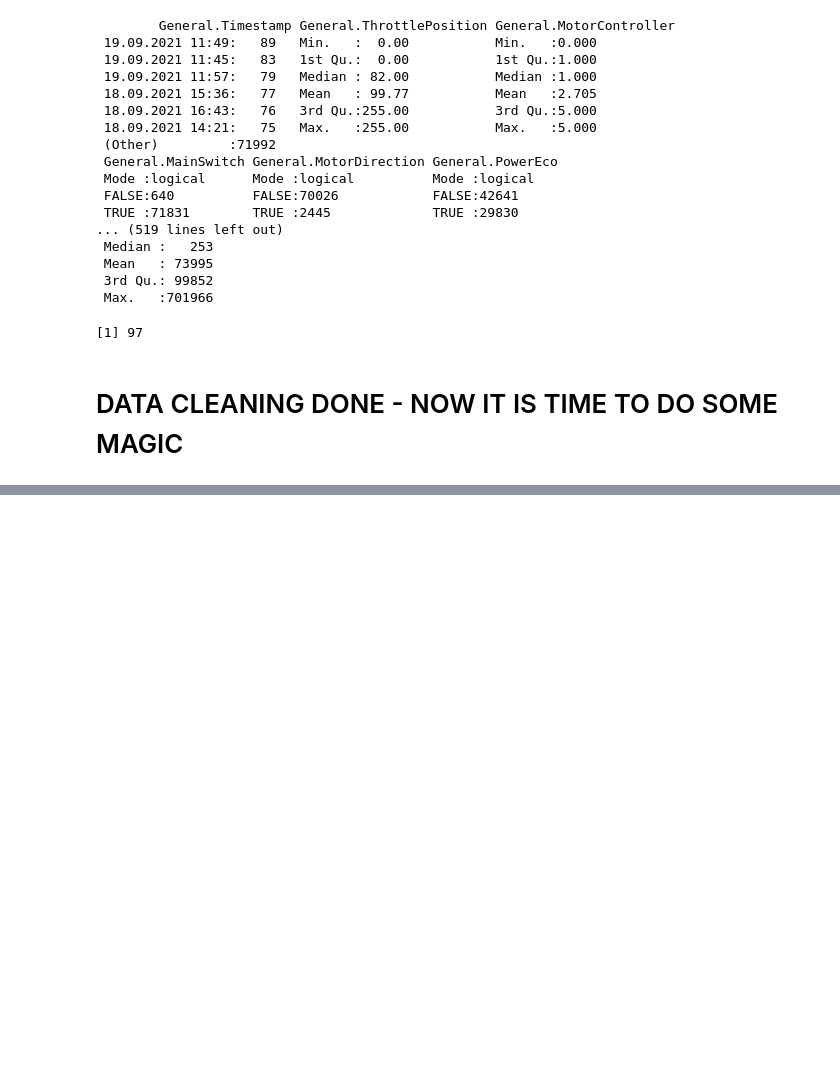
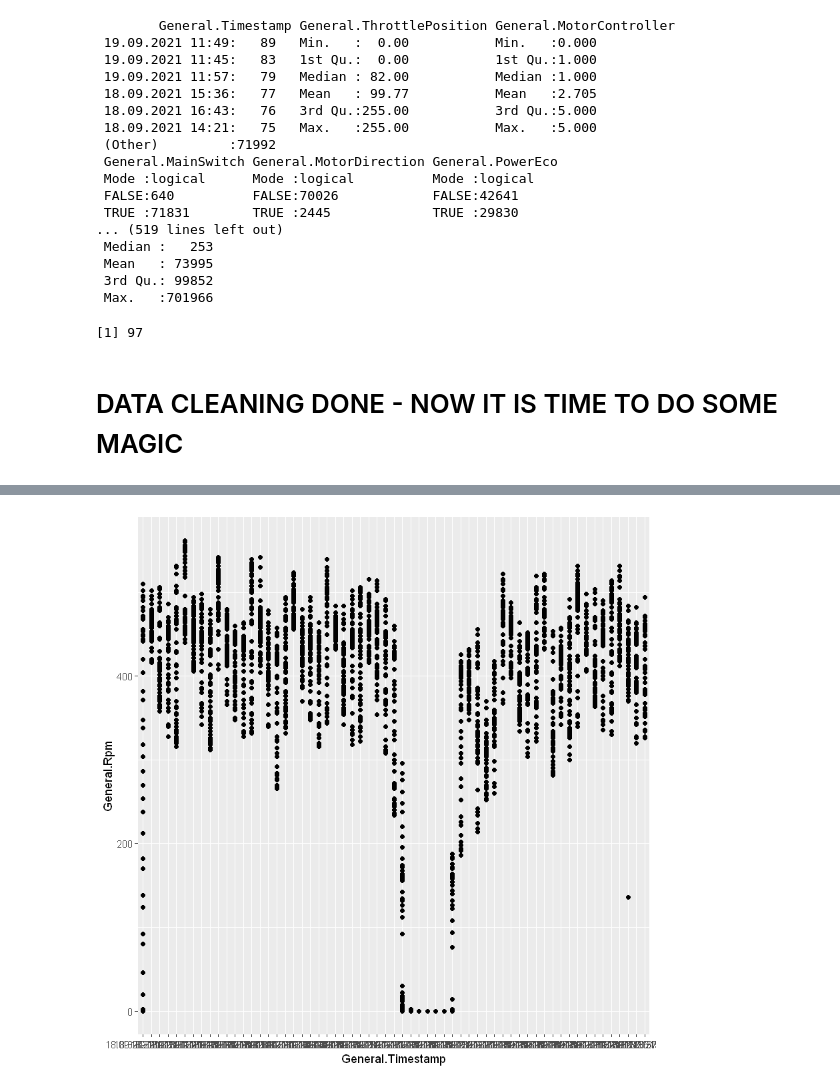
Before and after one commit to adamKuzanski/DATA_SCIENCE_PROJECT, a Jupyter notebook: EagleTwoDataAnalysis.ipynb, the cells around one changed output, grey strips where cells are left out. Saved outputs shown, nothing was run; the diff lists cells and outputs as text; code cells hidden in the pictures; blank space fills up the shorter version.

```diff
--- a/EagleTwoDataAnalysis.ipynb
+++ b/EagleTwoDataAnalysis.ipynb
@@ -241,0 +289,5 @@ ncol(race_2021_clean_df)
+# %%
+qplot(x=General.Timestamp, y=General.Rpm, data = race_2021_clean_df[1:3300,], geom = c("point"))
+#from first 3300 rows so 1 hour of driving and staying in a pit
+# %% [output]
+[figure, added]
```
Also changed, not shown: parts of 11 cells of this notebook.
